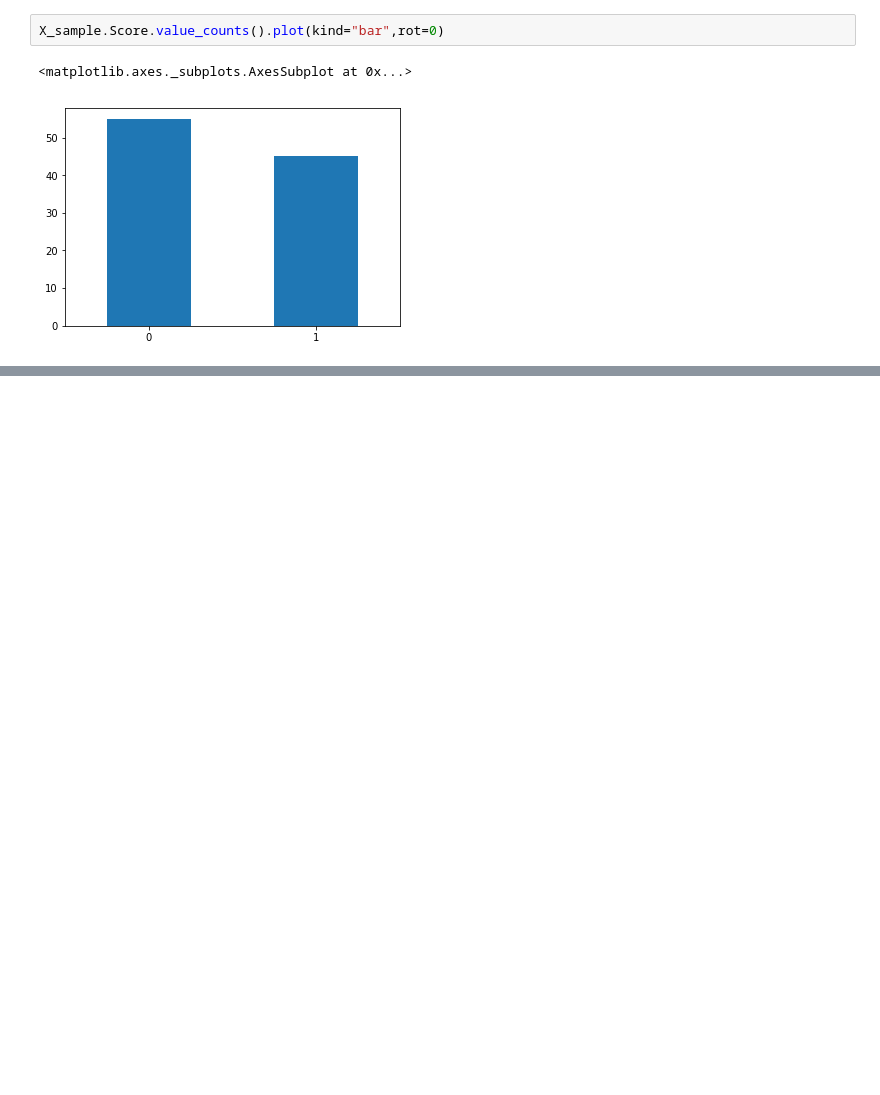
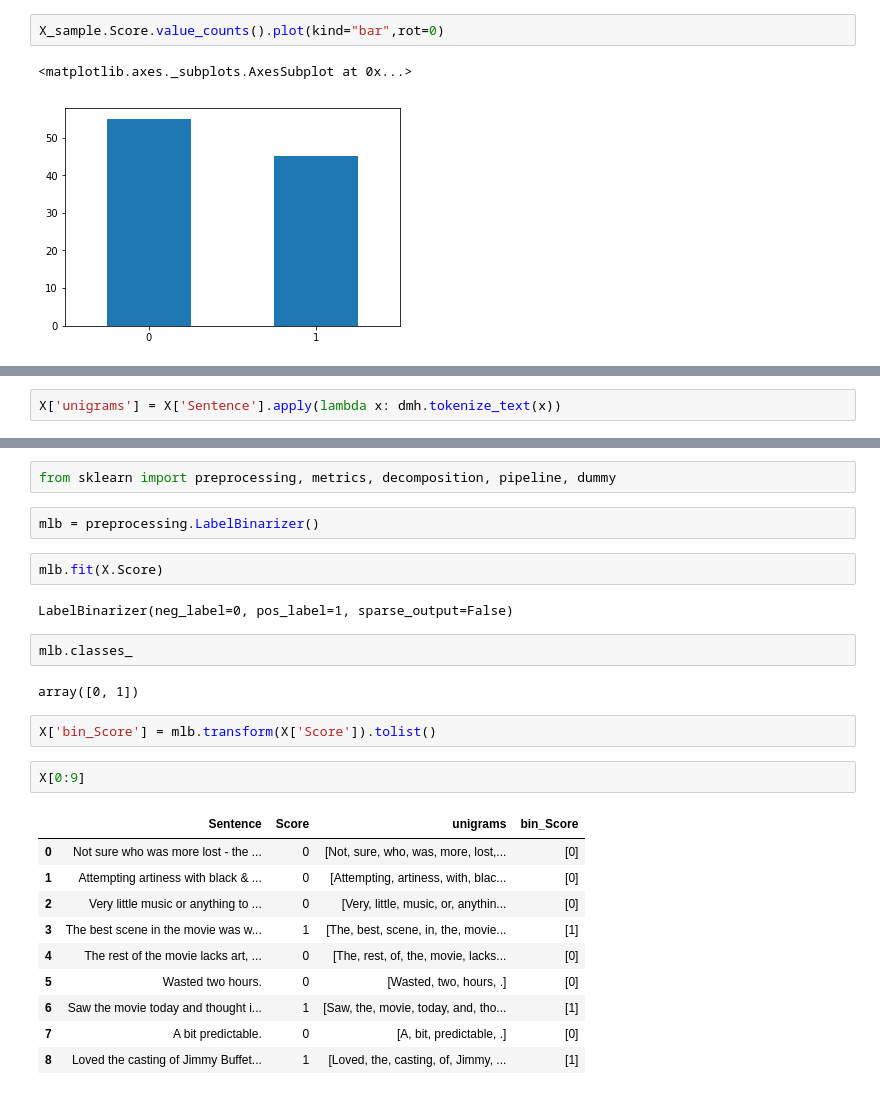
Before and after one commit to orison09/data_mining_hw_1, a Jupyter notebook: hw_1.ipynb, the cells around one changed output, grey strips where cells are left out. Cells and saved outputs as stored; diff of their text form; blank space fills up the shorter version.

```diff
--- a/hw_1.ipynb
+++ b/hw_1.ipynb
@@ -367,0 +377,2 @@ X_sample.Score.value_counts().plot(kind="bar",rot=0)
+# %%
+X['unigrams'] = X['Sentence'].apply(lambda x: dmh.tokenize_text(x))
@@ -367,0 +565,27 @@ X_sample.Score.value_counts().plot(kind="bar",rot=0)
+# %%
+from sklearn import preprocessing, metrics, decomposition, pipeline, dummy
+# %%
+mlb = preprocessing.LabelBinarizer()
+# %%
+mlb.fit(X.Score)
+# %% [output]
+LabelBinarizer(neg_label=0, pos_label=1, sparse_output=False)
+# %%
+mlb.classes_
+# %% [output]
+array([0, 1])
+# %%
+X['bin_Score'] = mlb.transform(X['Score']).tolist()
+# %%
+X[0:9]
+# %% [output]
+|  | Sentence | Score | unigrams | bin_Score |
+| 0 | Not sure who was more lost - the ... | 0 | [Not, sure, who, was, more, lost,... | [0] |
+| 1 | Attempting artiness with black & ... | 0 | [Attempting, artiness, with, blac... | [0] |
+| 2 | Very little music or anything to ... | 0 | [Very, little, music, or, anythin... | [0] |
+| 3 | The best scene in the movie was w... | 1 | [The, best, scene, in, the, movie... | [1] |
+| 4 | The rest of the movie lacks art, ... | 0 | [The, rest, of, the, movie, lacks... | [0] |
+| 5 | Wasted two hours. | 0 | [Wasted, two, hours, .] | [0] |
+| 6 | Saw the movie today and thought i... | 1 | [Saw, the, movie, today, and, tho... | [1] |
+| 7 | A bit predictable. | 0 | [A, bit, predictable, .] | [0] |
+| 8 | Loved the casting of Jimmy Buffet... | 1 | [Loved, the, casting, of, Jimmy, ... | [1] |
```
Also changed, not shown: parts of 36 cells of this notebook.
